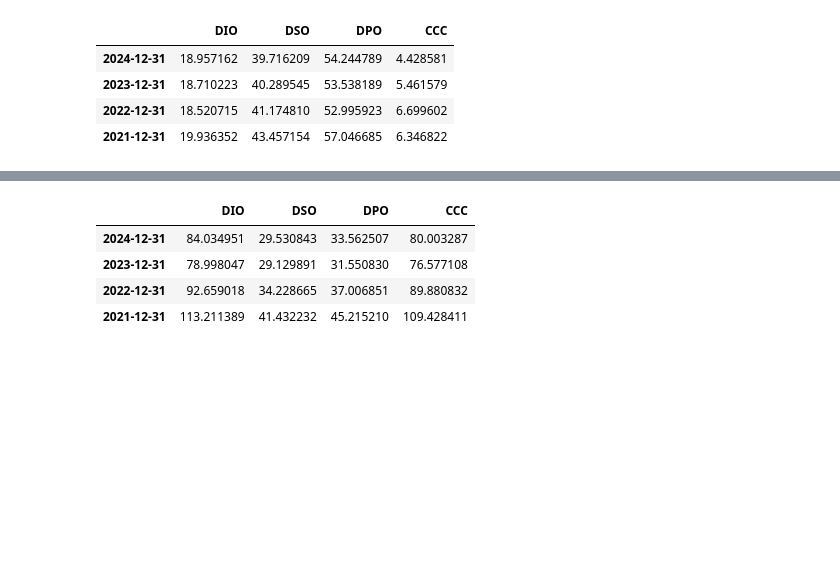
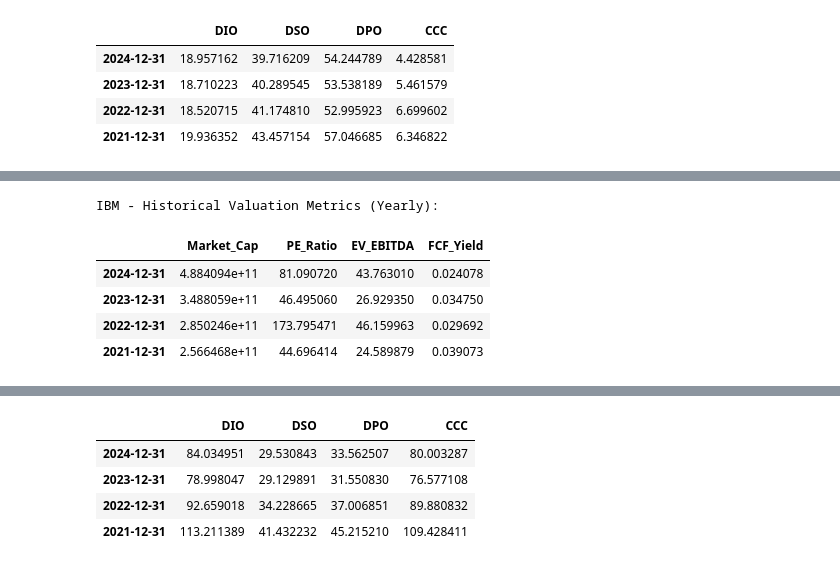
Before and after one commit to lorenzo1285/FinRatioAnalysis, a Jupyter notebook: example/example.ipynb, the cells around one changed output, grey strips where cells are left out. Drawn from its saved outputs; the diff is of its cells as text; code cells hidden in the pictures; blank space fills up the shorter version.

```diff
--- a/example/example.ipynb
+++ b/example/example.ipynb
@@ -108,0 +278,11 @@ GOOG Valuation & Growth Metrics:
+# %%
+# Historical valuation metrics with dates in index (Yearly)
+print("IBM - Historical Valuation Metrics (Yearly):")
+display(obj_ibm.historical_valuation_metrics())
+# %% [output]
+IBM - Historical Valuation Metrics (Yearly):
+|  | Market_Cap | PE_Ratio | EV_EBITDA | FCF_Yield |
+| 2024-12-31 | 4.884094e+11 | 81.090720 | 43.763010 | 0.024078 |
+| 2023-12-31 | 3.488059e+11 | 46.495060 | 26.929350 | 0.034750 |
+| 2022-12-31 | 2.850246e+11 | 173.795471 | 46.159963 | 0.029692 |
+| 2021-12-31 | 2.566468e+11 | 44.696414 | 24.589879 | 0.039073 |
```
Also changed, not shown: parts of 30 cells of this notebook, 3 other files.
